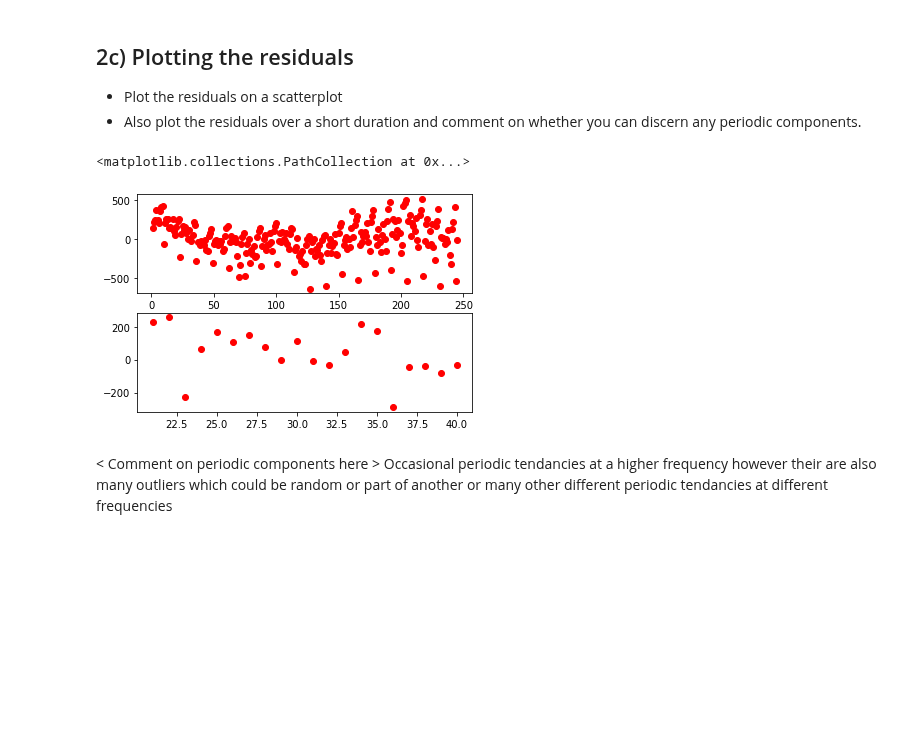
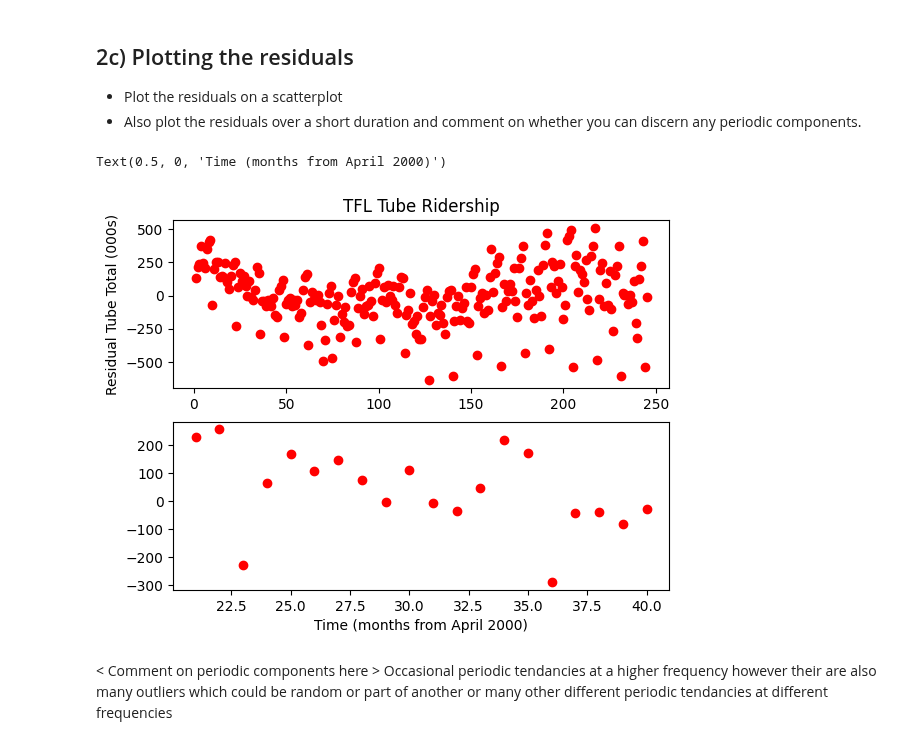
Before and after one commit to lpender3672/MEng-CW, a Jupyter notebook: IB/Data_Science/Exercises/03 Exercise Notebook 3.ipynb, the cells around one changed output. Saved outputs shown, nothing was run; the diff lists cells and outputs as text; code cells hidden in the pictures; blank space fills up the shorter version.

```diff
--- a/IB/Data_Science/Exercises/03 Exercise Notebook 3.ipynb
+++ b/IB/Data_Science/Exercises/03 Exercise Notebook 3.ipynb
@@ -100,14 +106,18 @@ R-squared for linear model is 0.796
 # %%
 # Your code here
 #plt.scatter(xvals, res, color='red')
 
+
 plt.subplot(2,1,1)
+plt.title('TFL Tube Ridership')
+plt.ylabel('Residual Tube Total (000s)')
 plt.scatter(xvals, res, color='red')
 plt.subplot(2,1,2)
 plt.scatter(xvals[20:40], res[20:40], color='red')
+plt.xlabel('Time (months from April 2000)')
 # %% [output]
-<matplotlib.collections.PathCollection at 0x...>
+Text(0.5, 0, 'Time (months from April 2000)')
-[figure, old version]
+[figure, new version]
 # %% [markdown]
 < Comment on periodic components here >
 Occasional periodic tendancies at a higher frequency however their are also many outliers which could be random or part of another or many other different periodic tendancies at different frequencies
```
Also changed, not shown: parts of 9 cells of this notebook, 2 other files.
